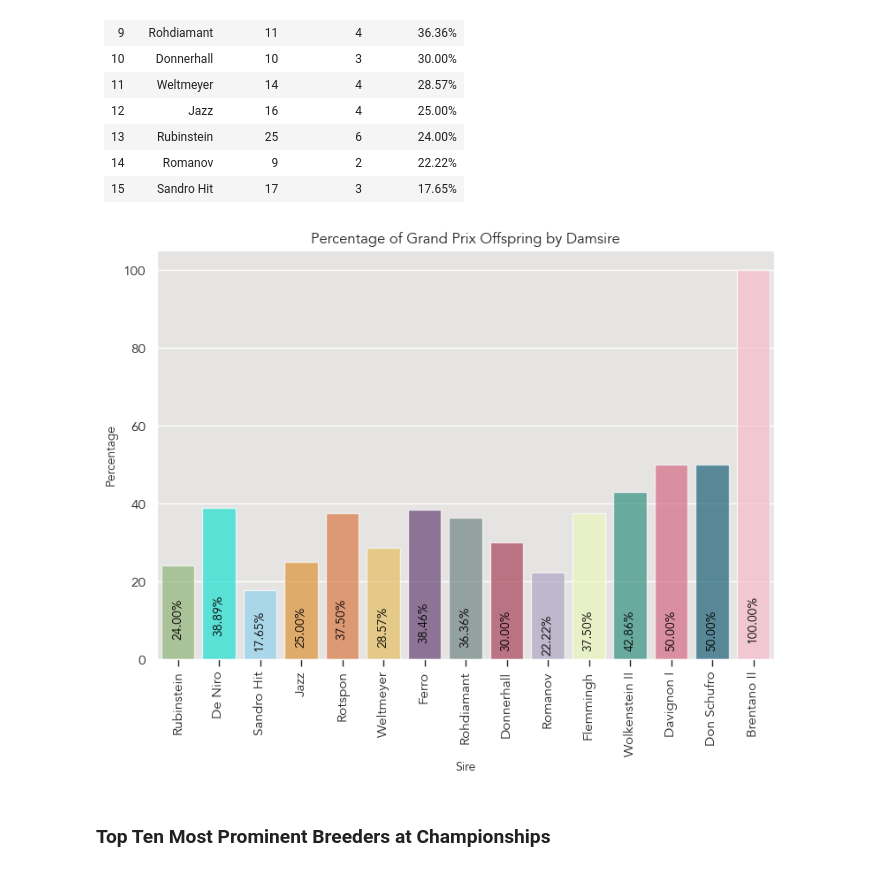
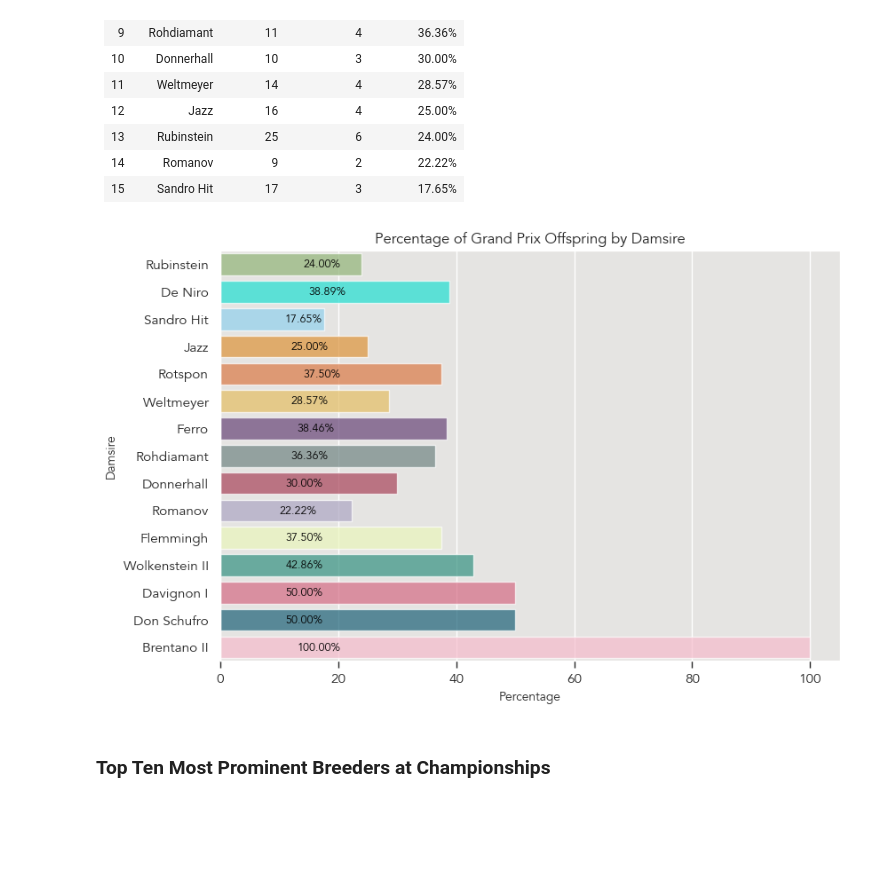
Before and after one commit to siobyrne/young-dressage-horse-program-analysis, a Jupyter notebook: younghorse.ipynb, the cells around one changed output. Saved outputs shown, nothing was run; the diff lists cells and outputs as text; code cells hidden in the pictures; blank space fills up the shorter version.

```diff
--- a/younghorse.ipynb
+++ b/younghorse.ipynb
@@ -1517,34 +1536,25 @@ damsire_df = damsire_df.loc[(damsire_df['Offspring'] >= 5)]
 # %%
 ax = plt.subplots(figsize=(9, 6))
 
-ax = sns.barplot(x='Damsire', y='GP Percentage', data=damsire_df, palette=color_palette, alpha=.7)
+ax = sns.barplot(y='Damsire', x='GP Percentage', data=damsire_df, palette=color_palette, alpha=.7)
 
 percentage = damsire_df['GP Percentage']
 
-#for i in ax.containers:
-    #ax.bar_label(i,)
+for index, row in damsire_df.iterrows():
+   plt.text(row['GP Offspring'] + 8, index, f"{row['GP Percentage']:.2f}%",
+          color='black', fontsize=9, ha="left", va='center')
 
-for index, row in damsire_df.iterrows():
-   plt.text(index, row['GP Offspring'], f"{row['GP Percentage']:.2f}%",
-            color='black', fontsize=10, ha="center",rotation=90)
-
-#patches = ax.patches
-#for i in range(len(patches)):
- #  x = patches[i].get_x() + patches[i].get_width()/2
-  # y = patches[i].get_height()+.08
-   #ax.annotate('{:.1f}%'.format(percentage[i]), (x, y), ha='center', rotation=90, fontsize=10)
 
 # set title, xlabel, and ylabel
-ax.set_title('Percentage of Grand Prix Offspring by Damsire', fontdict=titles)
-ax.set_ylabel('Percentage', fontdict=labels)
-ax.set_xlabel('Sire', fontdict=labels)
-# rotate xticks
-plt.xticks(rotation=90)
+ax.set_title('Percentage of Grand Prix Offspring by Damsire')
+ax.set_ylabel('Damsire')
+ax.set_xlabel('Percentage')
+
 # save and show figure
 plt.savefig('images/gp-damsire-percentage.png')
 plt.show()
 # %% [output]
-[figure, old version]
+[figure, new version]
 # %% [markdown]
 ### Top Ten Most Prominent Breeders at Championships
 # %%
```
Also changed, not shown: parts of 13 cells of this notebook, 3 other files.
